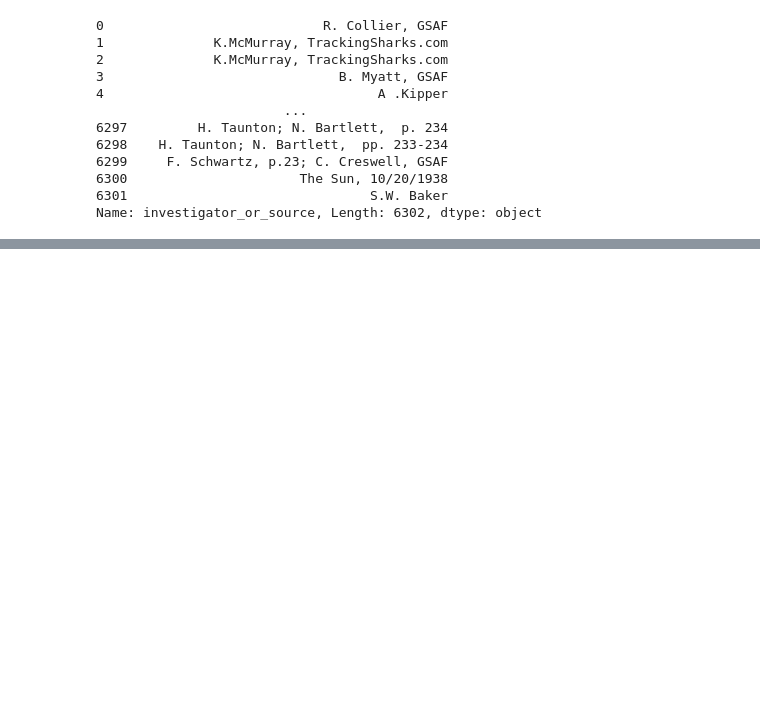
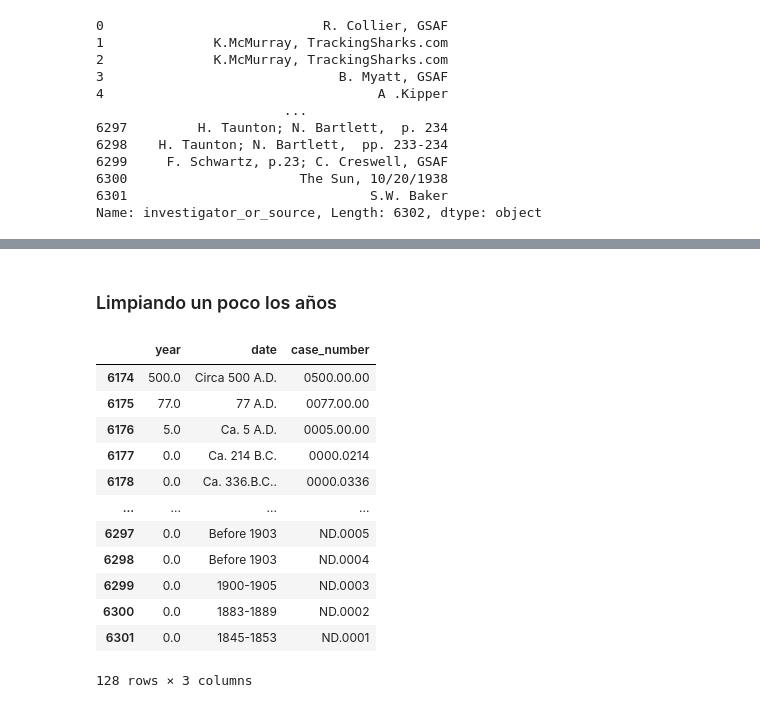
Before and after one commit to pizornpy/Proyecto_Pandas_Tiburones, a Jupyter notebook: Untitled-1.ipynb, the cells around one changed output, grey strips where cells are left out. Saved outputs shown, nothing was run; the diff lists cells and outputs as text; code cells hidden in the pictures; blank space fills up the shorter version.

```diff
--- a/Untitled-1.ipynb
+++ b/Untitled-1.ipynb
@@ -174,0 +164,8 @@ Name: investigator_or_source, Length: 6302, dtype: object
+# %%
+#Vamos a rellenar los nulos con "desconocido" y vamos a quitar los casos que tengan "involvement", pues hemos observado que en un número sustancial de casos contienen casos que no tienen mucho que ver con ataques de tiburón.
+#Igualmente vamos a rellenar los nulos con "unknown", se podría rellenar con las especies de tiburón que más frecuentemente atacan pero preferimos tener unos datos más incompletos antes que inventarnos demasiado.
+
+tiburones["species"] = tiburones["species"].astype(str)
+tiburones = tiburones.loc[~tiburones["species"].str.contains("involvement")]
+tiburones["species"].replace({"N/A": "unknown", "": "unknown", "nan": "unknown"}, inplace=True)  #hay veces que "nan" es lo que está en la celda y no es un relleno de pandas
+tiburones["species"].fillna("unknown", inplace= True)
@@ -175,6 +193,4 @@ Name: investigator_or_source, Length: 6302, dtype: object
 # %%
-#Vamos a rellenar los nulos con "desconocido" y vamos a quitar las especies que teng
+#vamos a filtrar las especies
 
-tiburones["species"] = tiburones["species"].fillna("unknown")
-
-tiburones = tiburones.loc[~tiburones["species"].str.contains("involvement")]
+tiburones.loc[tiburones["species"].str.contains(("white" or "White")), "species"] = "white_shark"
@@ -246,0 +215,12 @@ tiburones.shape
+# %%
+#vamos a solucionar el sexo que eso va a ser más sencillo
+tiburones["sex"].unique()
+tiburones["sex"].fillna('unknown', inplace=True)
+
+tiburones["sex"].replace({'M ': 'M',
+                'lli': 'unknown',
+                'N': 'unknown',
+                '.': 'unknown'
+                }, inplace=True)  #vamos a homogeneizar las "M" y vamos a rellenar los datos mal introducidos y los NaN
+
+tiburones
@@ -246,0 +241,20 @@ tiburones.shape
+# %% [markdown]
+### Limpiando un poco los años
+# %%
+tiburones[["year", "date", "case_number"]][tiburones["year"].isna()]
+tiburones[["year", "date", "case_number"]][tiburones['year']<1500] #hay muchos años que directamente no tienen demasiado sentido, por ejemplo estos
+                                                                    #también podríamos rellenar con
+# %% [output]
+|  | year | date | case_number |
+| 6174 | 500.0 | Circa 500 A.D. | 0500.00.00 |
+| 6175 | 77.0 | 77 A.D. | 0077.00.00 |
+| 6176 | 5.0 | Ca. 5 A.D. | 0005.00.00 |
+| 6177 | 0.0 | Ca. 214 B.C. | 0000.0214 |
+| 6178 | 0.0 | Ca. 336.B.C.. | 0000.0336 |
+| ... | ... | ... | ... |
+| 6297 | 0.0 | Before 1903 | ND.0005 |
+| 6298 | 0.0 | Before 1903 | ND.0004 |
+| 6299 | 0.0 | 1900-1905 | ND.0003 |
+| 6300 | 0.0 | 1883-1889 | ND.0002 |
+| 6301 | 0.0 | 1845-1853 | ND.0001 |
+128 rows × 3 columns
```
Also changed, not shown: parts of 16 cells of this notebook.
